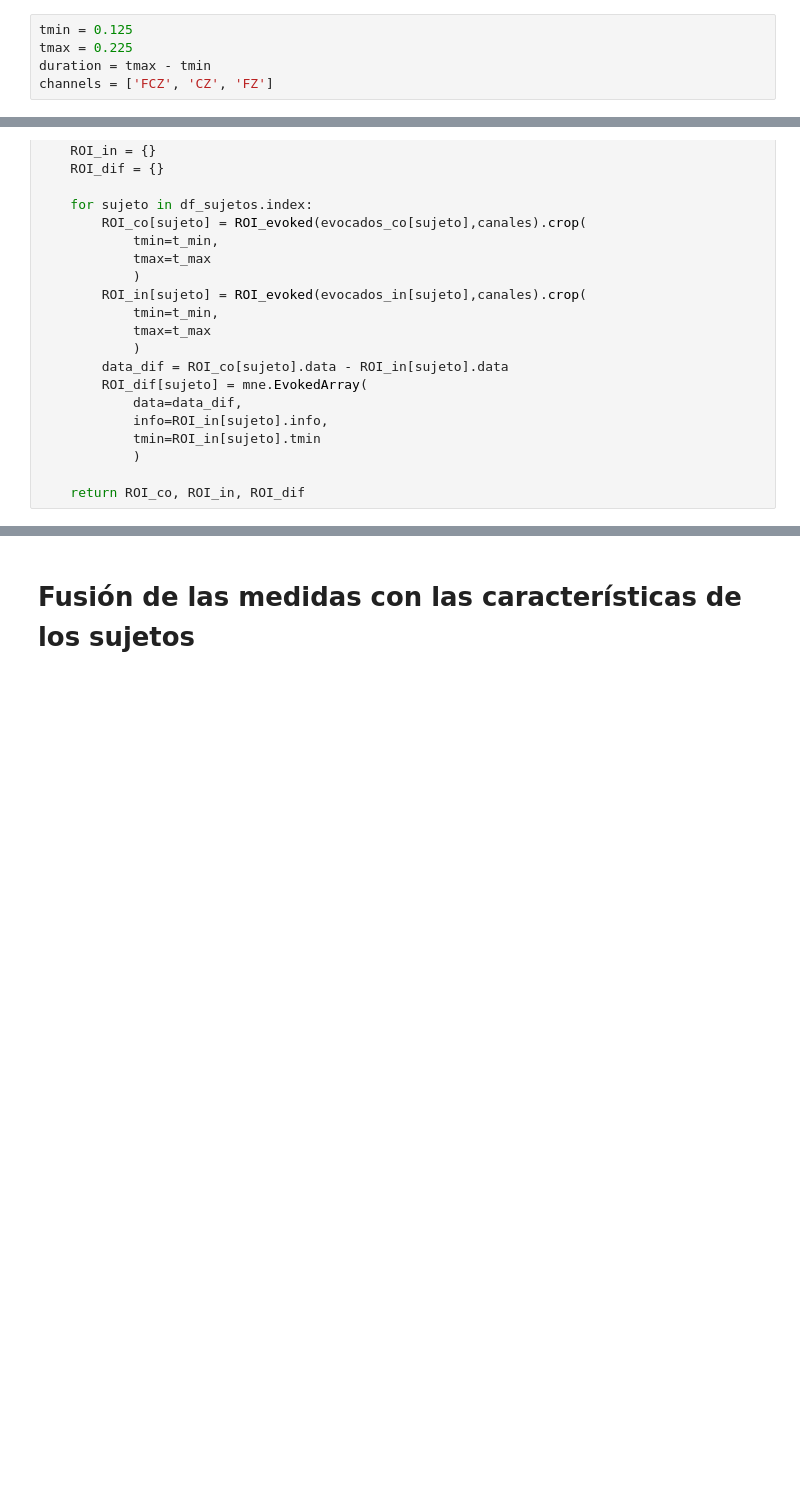
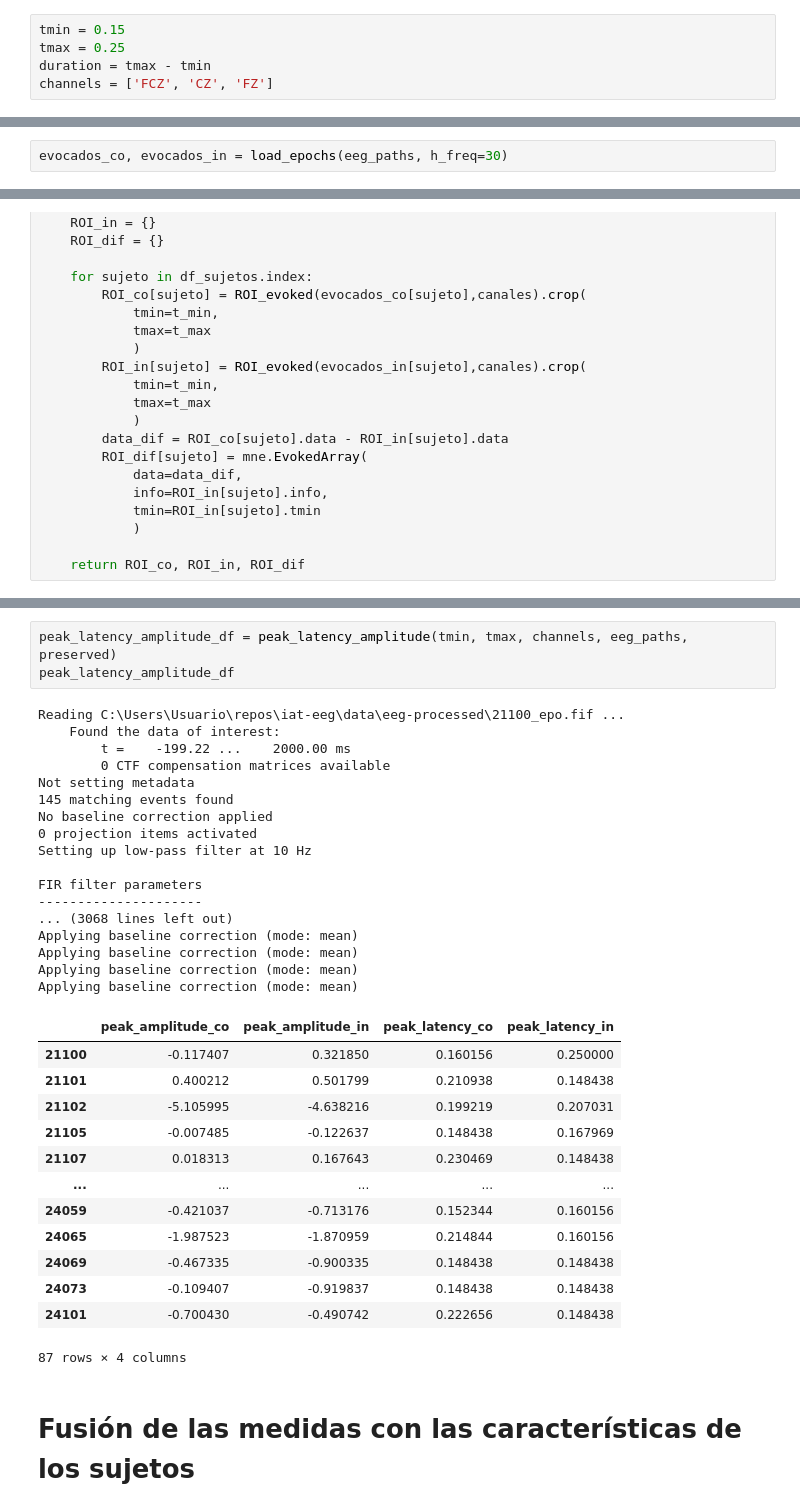
Before and after one commit to jhquiza/iat-eeg, a Jupyter notebook: erp/medidas-erp.ipynb, the cells around one changed output, grey strips where cells are left out. Cells and saved outputs as stored; diff of their text form; blank space fills up the shorter version.

```diff
--- a/erp/medidas-erp.ipynb
+++ b/erp/medidas-erp.ipynb
@@ -7,8 +6,8 @@ import matplotlib.pyplot as plt
 import mne
 import pandas as pd
 # %%
-tmin = 0.125
-tmax = 0.225
+tmin = 0.15
+tmax = 0.25
 duration = tmax - tmin
 channels = ['FCZ', 'CZ', 'FZ']
 # %% [markdown]
@@ -177,0 +161,2 @@ No baseline correction applied
+# %%
+evocados_co, evocados_in = load_epochs(eeg_paths, h_freq=30)
@@ -364,3 +412,37 @@ medidas.head()
+# %%
+peak_latency_amplitude_df = peak_latency_amplitude(tmin, tmax, channels, eeg_paths, preserved)
+peak_latency_amplitude_df
+# %% [output]
+Reading C:\Users\Usuario\repos\iat-eeg\data\eeg-processed\21100_epo.fif ...
+    Found the data of interest:
+        t =    -199.22 ...    2000.00 ms
+        0 CTF compensation matrices available
+Not setting metadata
+145 matching events found
+No baseline correction applied
+0 projection items activated
+Setting up low-pass filter at 10 Hz
+
+FIR filter parameters
+---------------------
+... (3068 lines left out)
+Applying baseline correction (mode: mean)
+Applying baseline correction (mode: mean)
+Applying baseline correction (mode: mean)
+Applying baseline correction (mode: mean)
+|  | peak_amplitude_co | peak_amplitude_in | peak_latency_co | peak_latency_in |
+| 21100 | -0.117407 | 0.321850 | 0.160156 | 0.250000 |
+| 21101 | 0.400212 | 0.501799 | 0.210938 | 0.148438 |
+| 21102 | -5.105995 | -4.638216 | 0.199219 | 0.207031 |
+| 21105 | -0.007485 | -0.122637 | 0.148438 | 0.167969 |
+| 21107 | 0.018313 | 0.167643 | 0.230469 | 0.148438 |
+| ... | ... | ... | ... | ... |
+| 24059 | -0.421037 | -0.713176 | 0.152344 | 0.160156 |
+| 24065 | -1.987523 | -1.870959 | 0.214844 | 0.160156 |
+| 24069 | -0.467335 | -0.900335 | 0.148438 | 0.148438 |
+| 24073 | -0.109407 | -0.919837 | 0.148438 | 0.148438 |
+| 24101 | -0.700430 | -0.490742 | 0.222656 | 0.148438 |
+87 rows × 4 columns
 # %% [markdown]
 # Fusión de las medidas con las características de los sujetos
 # %%
```
Also changed, not shown: parts of 34 cells of this notebook, 1 other file.
